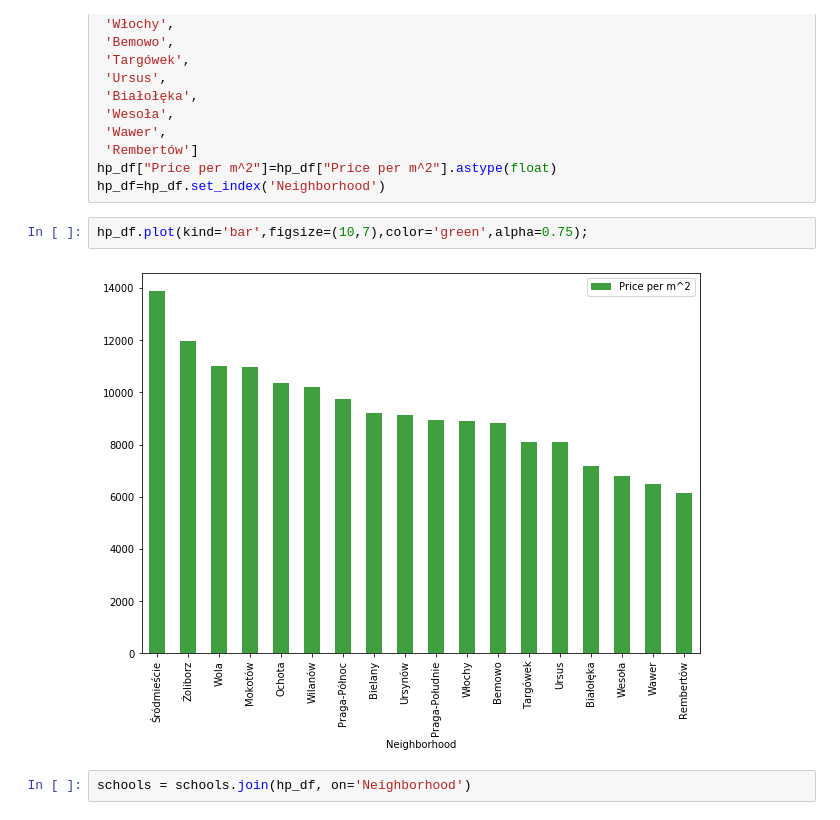
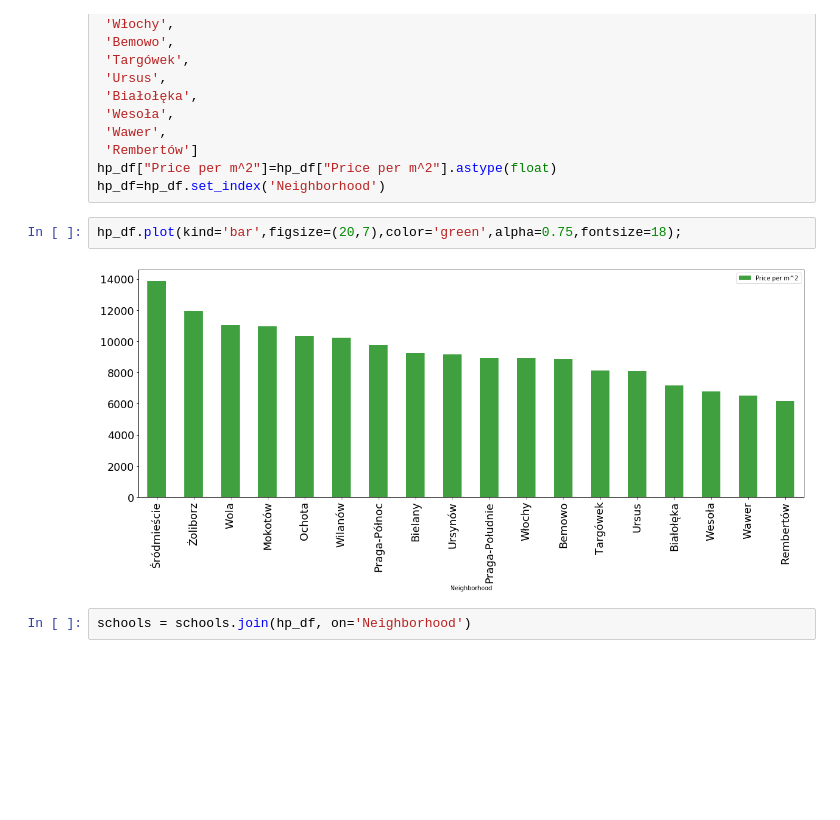
Before and after one commit to haden96/Coursera_Capstone, a Jupyter notebook: Final project/project.ipynb, the cells around one changed output. Cells and saved outputs as stored; diff of their text form; blank space fills up the shorter version.

```diff
--- a/Final project/project.ipynb
+++ b/Final project/project.ipynb
@@ -263,9 +292,9 @@ hp_df.Neighborhood=['Śródmieście',
 hp_df["Price per m^2"]=hp_df["Price per m^2"].astype(float)
 hp_df=hp_df.set_index('Neighborhood')
 # %%
-hp_df.plot(kind='bar',figsize=(10,7),color='green',alpha=0.75);
+hp_df.plot(kind='bar',figsize=(20,7),color='green',alpha=0.75,fontsize=18);
 # %% [output]
-[figure, old version]
+[figure, new version]
 # %%
 schools = schools.join(hp_df, on='Neighborhood')
 # %%
```
Also changed, not shown: parts of 6 cells of this notebook, 2 other files.
